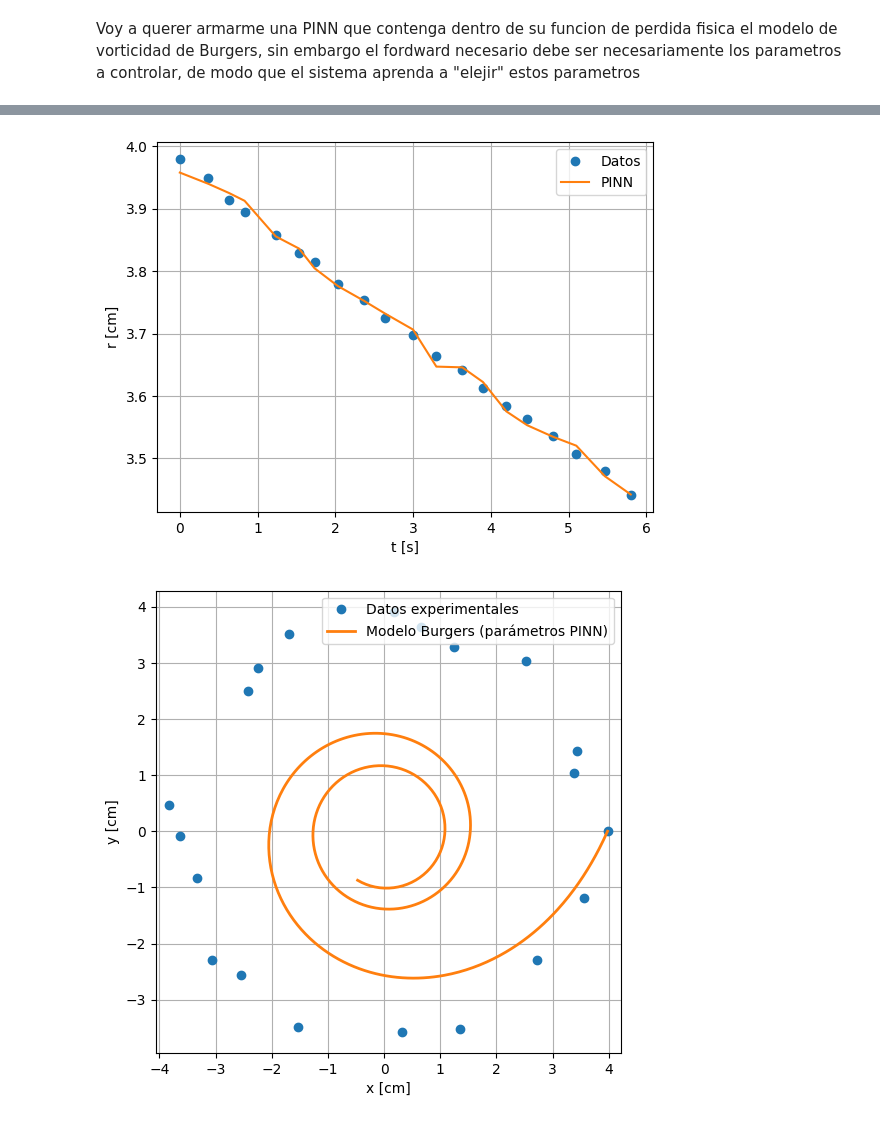
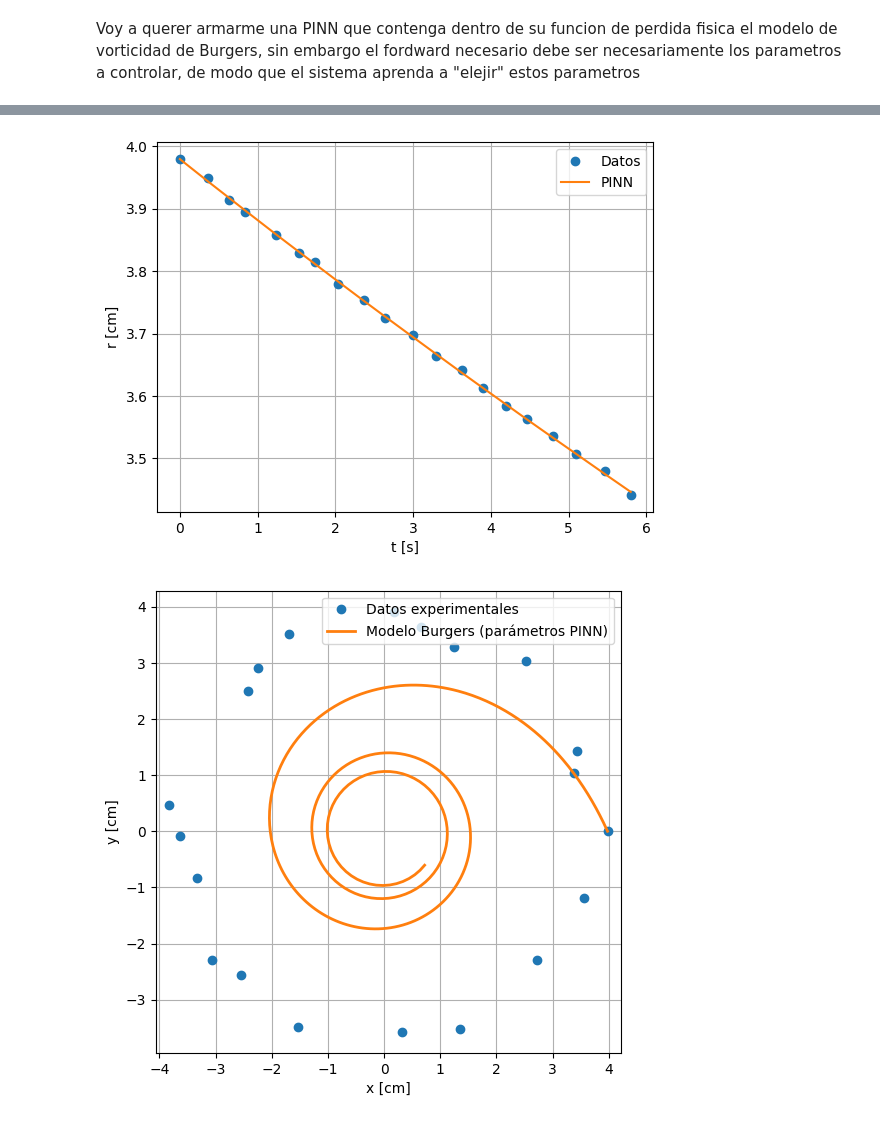
Before and after one commit to roldannahuelalejadro/Fisica-de-Fluidos-E1, a Jupyter notebook: trabjo E1/P4.ipynb, the cells around one changed output, grey strips where cells are left out. Cells and saved outputs as stored; diff of their text form; code cells hidden in the pictures.

```diff
--- a/trabjo E1/P4.ipynb
+++ b/trabjo E1/P4.ipynb
@@ -200,4 +318,11 @@ plt.show()
 # %%
+with torch.no_grad():
+
+    pred = model.forward(t_data)
+
+r_pred = pred[:,0].numpy()
+theta_pred = pred[:,1].numpy()
+
 plt.figure()
 
 plt.plot(t_data.numpy(), r_data, 'o', label="Datos")
@@ -210,10 +335,10 @@ plt.legend()
 
 plt.show()
 # %% [output]
-[figure, old version]
+[figure, new version]
 # %%
 alpha = model.alpha.item()
-Gamma = model.Gamma.item()
+Gamma = model.log_Gamma.item()
 r0 = model.r0.item()
 
 t_sim = np.linspace(t_data[0].item(), 10*t_data[-1].item(), 400)
@@ -226,31 +351,31 @@ theta_sim = np.zeros_like(t_sim)
 r_sim[0] = r_data[0]
 theta_sim[0] = theta_data[0]
 
 for i in range(len(t_sim)-1):
 
     r = r_sim[i]
 
     drdt = -alpha*r
     dthetadt = (Gamma/(2*np.pi*r**2))*(1-np.exp(-(r**2)/(r0**2)))
 
     r_sim[i+1] = r + drdt*dt
 
     theta_sim[i+1] = theta_sim[i] + dthetadt*dt
 
 x_sim = r_sim*np.cos(theta_sim)
 y_sim = r_sim*np.sin(theta_sim)
 
 plt.figure(figsize=(6,6))
 
 plt.plot(x_data, y_data, 'o', label="Datos experimentales")
 plt.plot(x_sim, y_sim, '-', label="Modelo Burgers (parámetros PINN)", linewidth=2)
 
 plt.xlabel("x [cm]")
 plt.ylabel("y [cm]")
 plt.axis("equal")
 plt.grid(True)
 plt.legend()
 
 plt.show()
 # %% [output]
-[figure, old version]
+[figure, new version]
```
Also changed, not shown: parts of 8 cells of this notebook.
